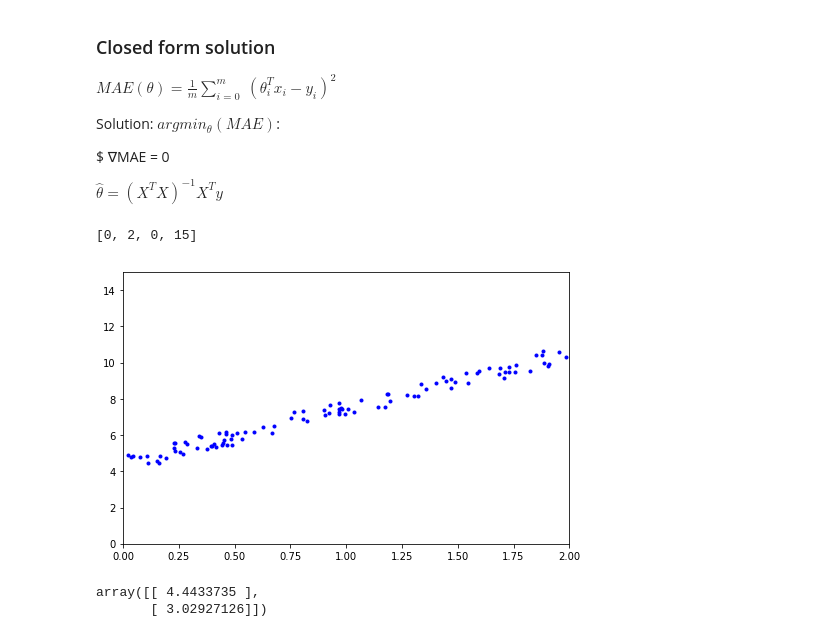
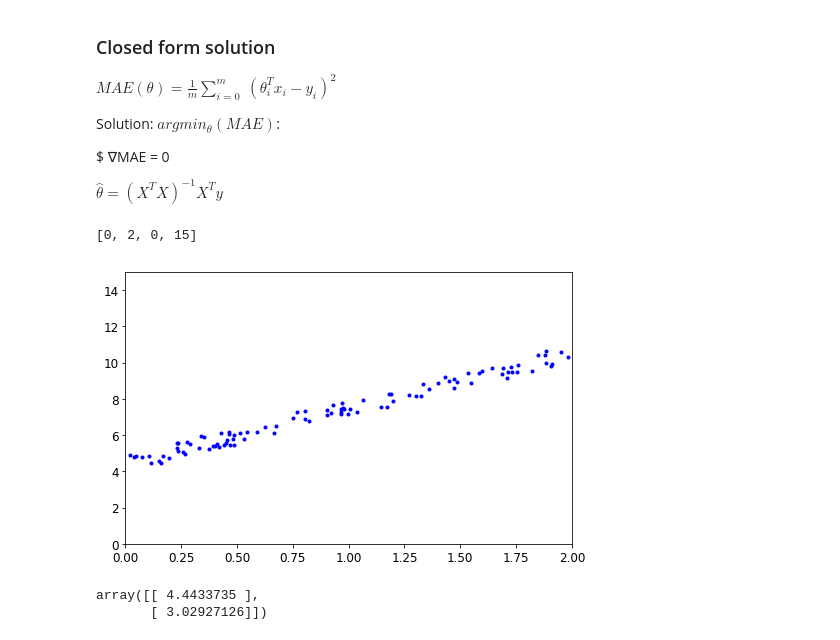
Before and after one commit to damgambit/hands-on-machine-learning_deep-learning, a Jupyter notebook: Training and Visualizing Linear Models/LinearModels.ipynb, the cells around one changed output. Cells and saved outputs as stored; diff of their text form; code cells hidden in the pictures.

```diff
--- a/Training and Visualizing Linear Models/LinearModels.ipynb
+++ b/Training and Visualizing Linear Models/LinearModels.ipynb
@@ -23,14 +23,17 @@ X = 2* np.random.rand(100,1)
 y = 4 + 3 * X + np.random.rand(100,1)
 # %%
 import matplotlib.pyplot as plt
+plt.rcParams['axes.labelsize'] = 14
+plt.rcParams['xtick.labelsize'] = 12
+plt.rcParams['ytick.labelsize'] = 12
 %matplotlib inline
 
 plt.figure(figsize = (8,5))
 plt.plot(X, y, 'b.')
 plt.axis([0,2,0,15])
 # %% [output]
 [0, 2, 0, 15]
-[figure, old version]
+[figure, new version]
 # %%
 # let's compute the params using the Normal Equation
 X_b = np.c_[np.ones((100,1)), X] #add x0 = 1 to each instance
```
Also changed, not shown: parts of 8 cells of this notebook.
